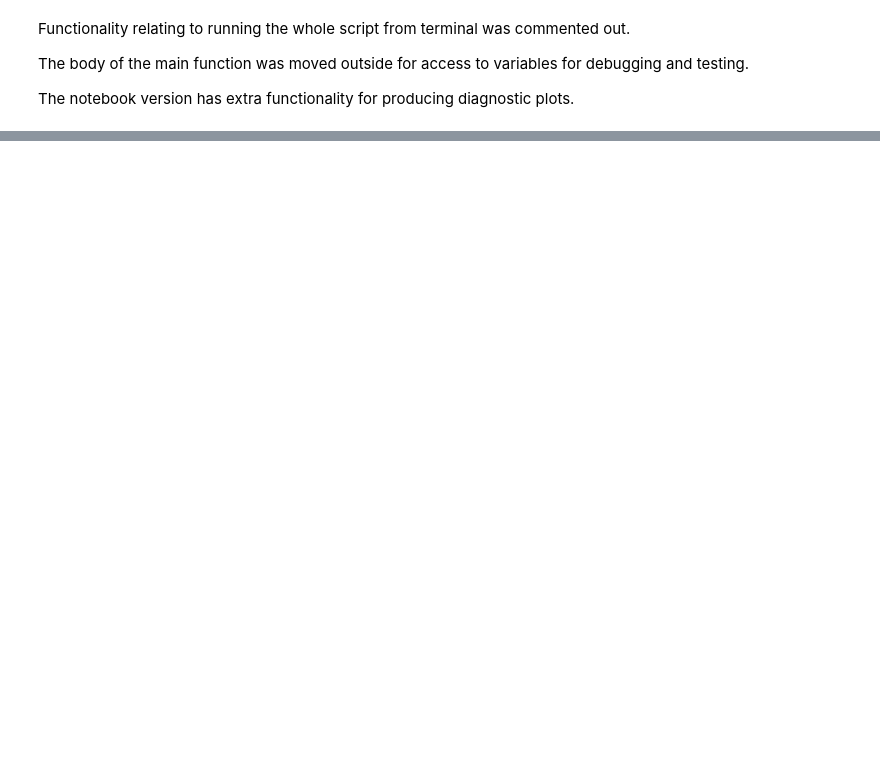
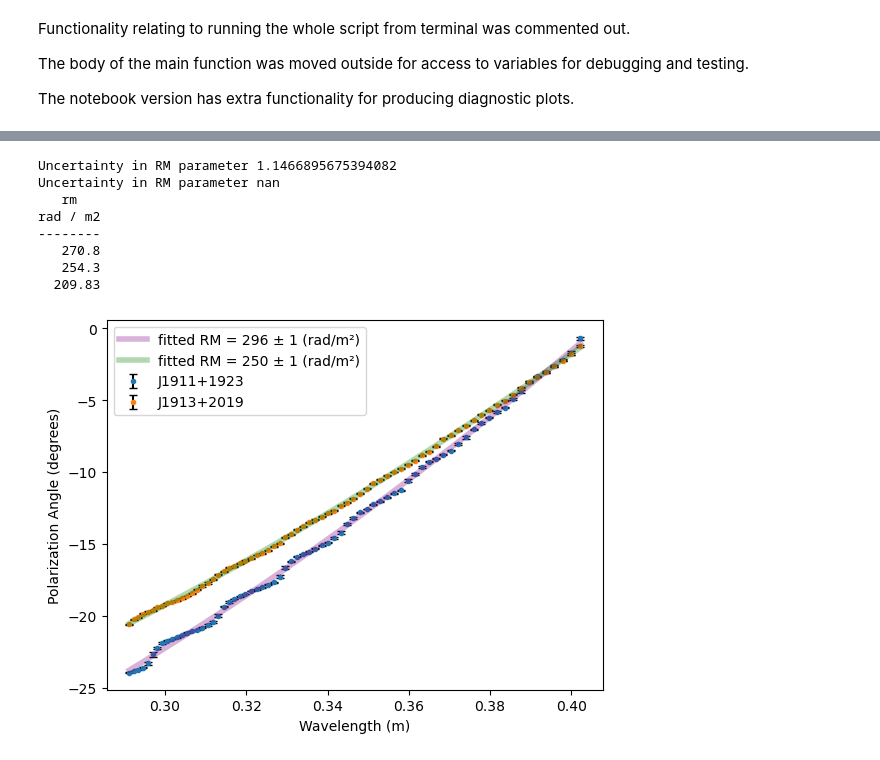
Before and after one commit to hanyu-xiao/ast425-hanyu, a Jupyter notebook: polarization.ipynb, the cells around one changed output, grey strips where cells are left out. Cells and saved outputs as stored; diff of their text form; code cells hidden in the pictures; blank space fills up the shorter version.

```diff
--- a/polarization.ipynb
+++ b/polarization.ipynb
@@ -416,21 +457,37 @@ if doDiagnostics:
 # %%
 # plot polarization angle vs wavelength, and fit rotation measure
 
 if doDiagnostics:
-    linearizedChannelPolAngles = np.unwrap(channelPolAngles, period=np.pi) # remove the discontinuities
 
-    coefficients = np.polyfit(channelWavelengths**2, linearizedChannelPolAngles.T, 1)  # 1 = linear fit
+    channelPolAnglesE = unumpy.arctan2(unumpy.uarray(channelSourceUs, channelUnoise), unumpy.uarray(channelSourceQs, channelUnoise)) / 2
+
+    linearizedChannelPolAngles = np.unwrap(unumpy.nominal_values(channelPolAnglesE), period=np.pi) # remove the discontinuities
+
+    coefficients, polAngleCovMatrix = np.polyfit(channelWavelengths**2, linearizedChannelPolAngles.T, 1, cov=True)  # 1 = linear fit
+    # some diagonal elements in the polarization angle covariance matrix are negative, which is nonphysical
     RM, b = coefficients  # b is a nonphysical coefficient introduced during unwrapping
 
-    colors = ['yellow', 'green']
+    colors = ['purple', 'green']
 
     plt.figure()
     for i in range(0, len(channelPolAngles)):
-        plt.scatter(channelWavelengths, linearizedChannelPolAngles[i], label=f'Source {i+1}')
-        plt.plot(channelWavelengths, RM[i]*channelWavelengths**2 + b[i], label=f'fitted RM = {RM[i]:.1f} (rad/m²)', zorder=20, color=colors[i%len(colors)], lw=2)
+        [RMerr, berr] = np.sqrt(np.diag(polAngleCovMatrix[i]))
+        print(f'Uncertainty in RM parameter {RMerr}') # calculate the error in rotation measure
+        plt.errorbar(channelWavelengths, linearizedChannelPolAngles[i], unumpy.std_devs(channelPolAnglesE[i]), ecolor='black', label=catSourceNames[i], fmt='o', capsize=3, capthick=1, markersize=3)
+        plt.plot(channelWavelengths, RM[i]*channelWavelengths**2 + b[i], label=f'fitted RM = {RM[i]:.0f} ± {1} (rad/m²)', zorder=20, color=colors[i%len(colors)], lw=4, alpha=.3)
     plt.xlabel(r'Wavelength Squared (m$^2$)')
     plt.xlabel(r'Wavelength (m)')
     plt.ylabel('Polarization Angle (degrees)')
     plt.legend();
 
     print(polCatMasked['rm'])
+# %% [output]
+Uncertainty in RM parameter 1.1466895675394082
+Uncertainty in RM parameter nan
+   rm
+rad / m2
+--------
+   270.8
+   254.3
+  209.83
+[figure, added]
```
Also changed, not shown: parts of 14 cells of this notebook, 1 other file.
